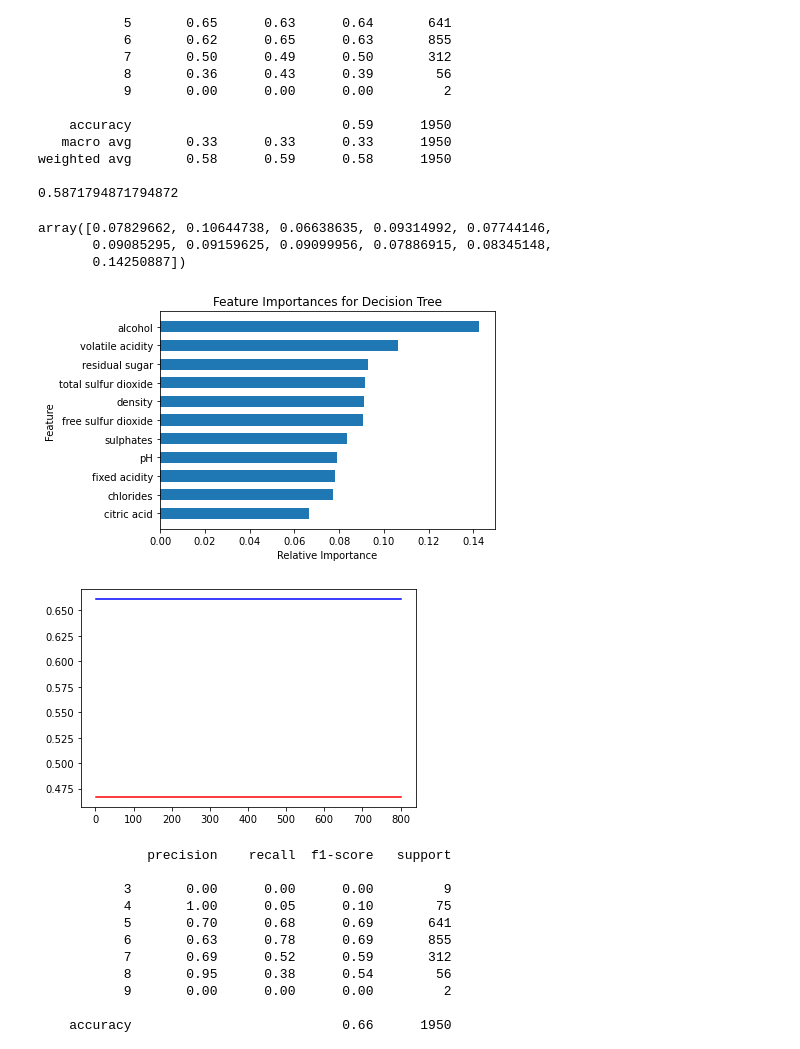
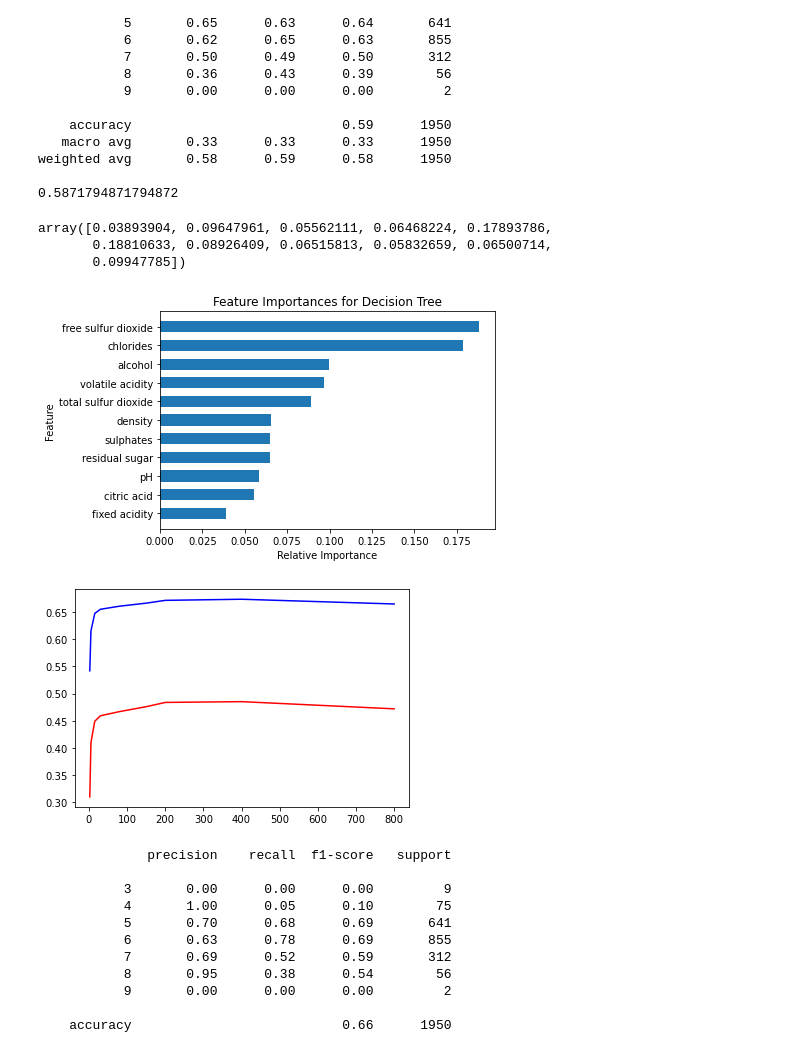
Before and after one commit to OttaviaFeletig/wine-price-prediction, a Jupyter notebook: wine-quality-prediction.ipynb, the cells around one changed output. Cells and saved outputs as stored; diff of their text form; code cells hidden in the pictures.

```diff
--- a/wine-quality-prediction.ipynb
+++ b/wine-quality-prediction.ipynb
@@ -60,7 +60,7 @@ wqp_test_SX = wqp_ss.transform(wqp_test_X)
 # %%
 #training the set
 wtp_lr = LogisticRegression()
-wtp_lr.fit(wtp_train_SX, wtp_train_y)
+wtp_lr.fit(wqp_train_SX, wqp_train_y)
 
 LogisticRegression(C=1.0, class_weight=None, dual=False, fit_intercept=True,
 intercept_scaling=1, max_iter=100, multi_class='ovr', n_jobs=1,
@@ -108,30 +110,30 @@ plt.ylabel('Feature')
 t = plt.title('Feature Importances for Decision Tree')
 wqp_dt_feature_importances
 # %% [output]
-array([0.07829662, 0.10644738, 0.06638635, 0.09314992, 0.07744146,
-       0.09085295, 0.09159625, 0.09099956, 0.07886915, 0.08345148,
-       0.14250887])
+array([0.03893904, 0.09647961, 0.05562111, 0.06468224, 0.17893786,
+       0.18810633, 0.08926409, 0.06515813, 0.05832659, 0.06500714,
+       0.09947785])
-[figure, old version]
+[figure, new version]
 # %%
 # RANDOM FOREST ALGORITHM
 # %%
 # FINDING OUT BEST PARAMETERS FOR MODEL
-parameters = [None, 2, 5, 15, 30, 80, 150, 200, 400, 800]
+parameters = [2, 5, 15, 30, 80, 150, 200, 400, 800]
 accuracy_result = []
 kappa_result = []
 
 for parameter in parameters:
-    rf = RandomForestClassifier(random_state=42, n_estimators=80, criterion="entropy", bootstrap=True, max_depth=30, min_samples_split=2, min_samples_leaf=1, max_leaf_nodes=800)
+    rf = RandomForestClassifier(random_state=42, n_estimators=parameter, criterion="entropy", bootstrap=True, max_depth=30, min_samples_split=2, min_samples_leaf=1, max_leaf_nodes=800)
     rf.fit(wqp_train_SX, wqp_train_y)
     rf_predictions = rf.predict(wqp_test_SX)
     accuracy_result.append(accuracy_score(wqp_test_y,rf_predictions))
     kappa_result.append(cohen_kappa_score(wqp_test_y, rf_predictions))
 line1 = plt.plot(parameters, accuracy_result, "b", label="accuracy")
 line2 = plt.plot(parameters, kappa_result, "r", label="kappa")
 # plt.legend(handler_map=HandlerLine2D(numpoints=2))
 plt.show()
 # %% [output]
-[figure, old version]
+[figure, new version]
 # %%
 # USING BEST PARAMETERS
 # train the model
```
Also changed, not shown: parts of 1 cell of this notebook, 2 other files.
